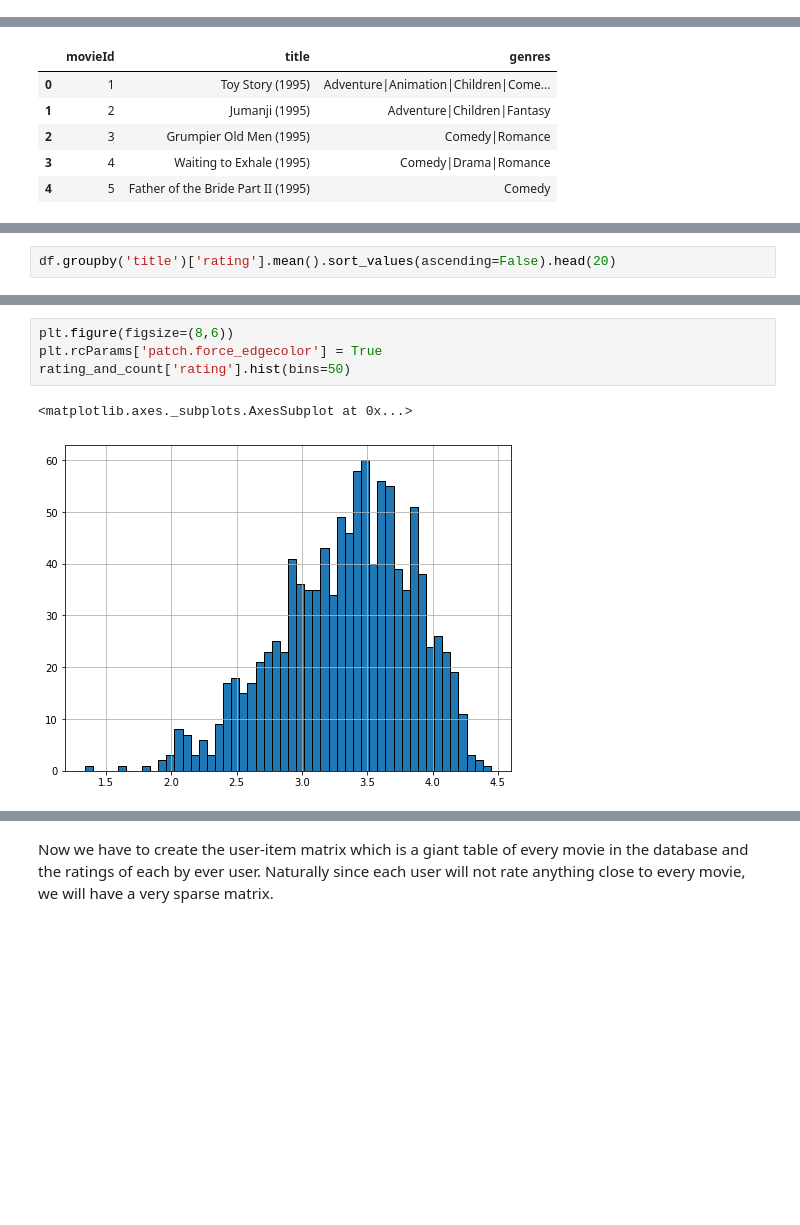
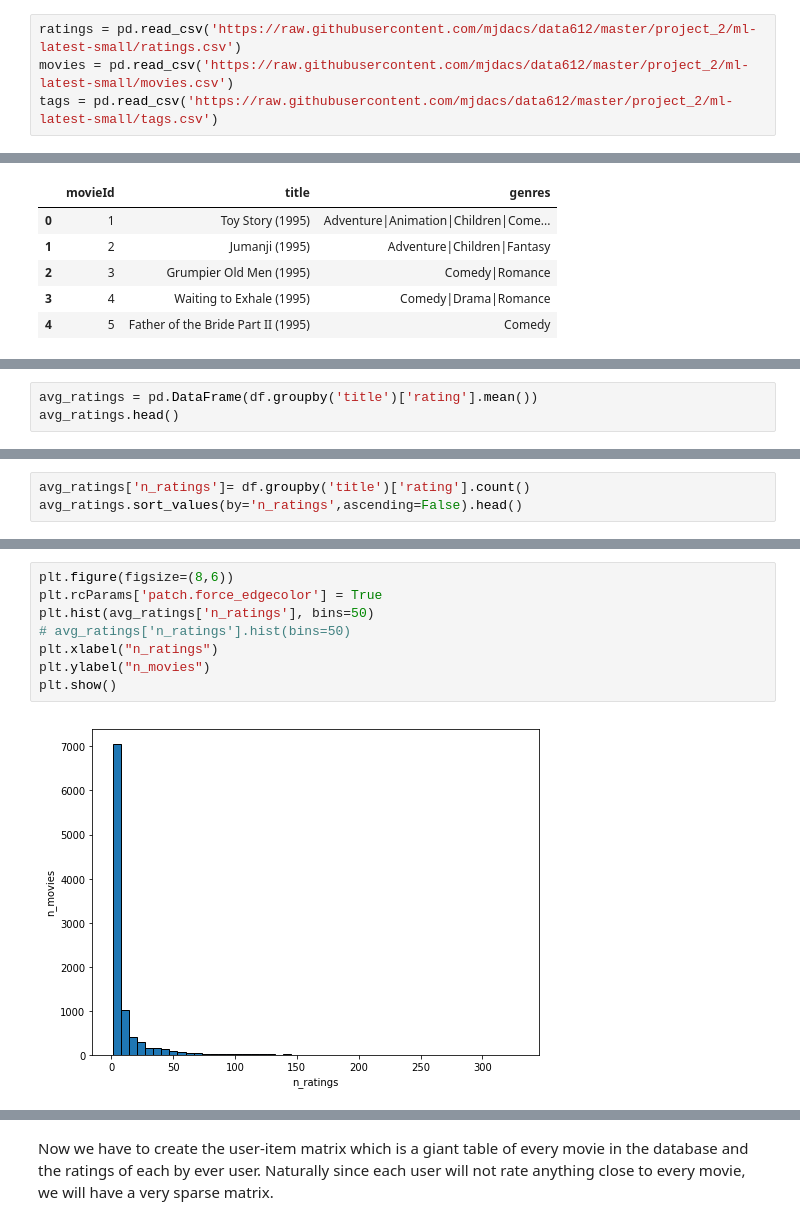
Before and after one commit to mjdacs/data612, a Jupyter notebook: project_2/eda.ipynb, the cells around one changed output, grey strips where cells are left out. Cells and saved outputs as stored; diff of their text form; blank space fills up the shorter version.

```diff
--- a/project_2/eda.ipynb
+++ b/project_2/eda.ipynb
@@ -12,3 +10,7 @@ links = pd.read_csv('/Users/deborahgemellaro/Downloads/ml-20m/links.csv')
+# %%
+ratings = pd.read_csv('https://raw.githubusercontent.com/mjdacs/data612/master/project_2/ml-latest-small/ratings.csv')
+movies = pd.read_csv('https://raw.githubusercontent.com/mjdacs/data612/master/project_2/ml-latest-small/movies.csv')
+tags = pd.read_csv('https://raw.githubusercontent.com/mjdacs/data612/master/project_2/ml-latest-small/tags.csv')
 # %%
 ratings.head()
 # %% [output]
@@ -58,0 +80,3 @@ df_slice.shape
+# %%
+avg_ratings = pd.DataFrame(df.groupby('title')['rating'].mean())
+avg_ratings.head()
@@ -59,3 +91,4 @@ df_slice.shape
 # %%
-df.groupby('title')['rating'].mean().sort_values(ascending=False).head(20)
+avg_ratings['n_ratings']= df.groupby('title')['rating'].count()
+avg_ratings.sort_values(by='n_ratings',ascending=False).head()
 # %% [output]
@@ -118,7 +109,10 @@ rating_and_count['total_ratings'].hist(bins=50)
 # %%
 plt.figure(figsize=(8,6))
 plt.rcParams['patch.force_edgecolor'] = True
-rating_and_count['rating'].hist(bins=50)
+plt.hist(avg_ratings['n_ratings'], bins=50)
+# avg_ratings['n_ratings'].hist(bins=50)
+plt.xlabel("n_ratings")
+plt.ylabel("n_movies")
+plt.show()
 # %% [output]
-<matplotlib.axes._subplots.AxesSubplot at 0x...>
-[figure, old version]
+[figure, new version]
```
Also changed, not shown: parts of 20 cells of this notebook.
